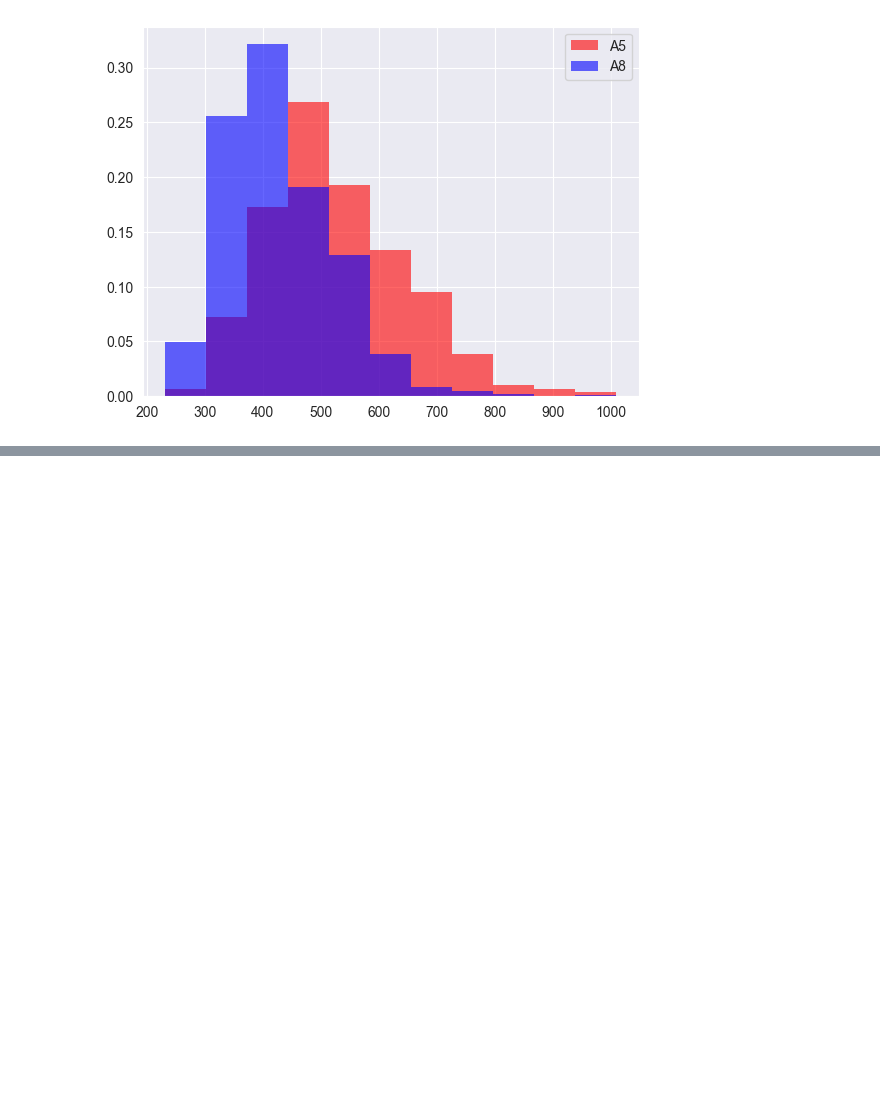
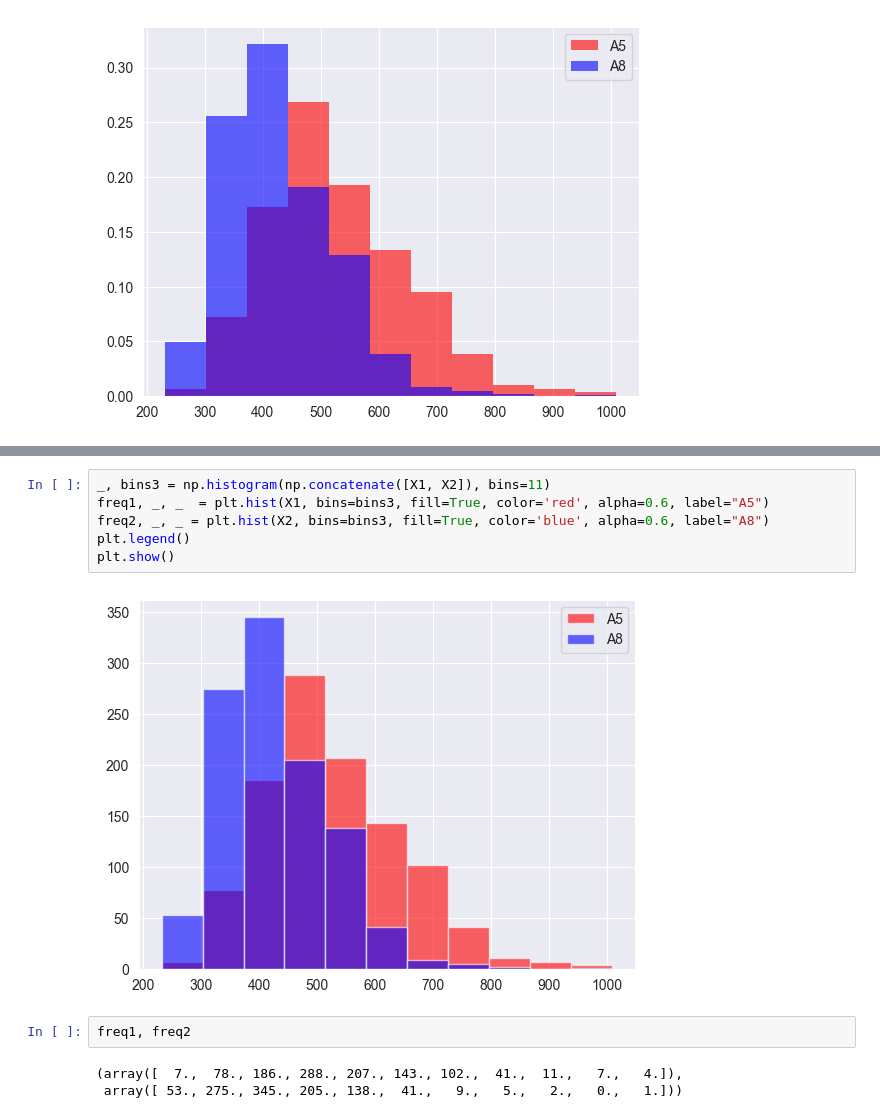
Before and after one commit to MEPhI-Floppas/matstat.py, a Jupyter notebook: bdz/luckich/bdz-5.ipynb, the cells around one changed output, grey strips where cells are left out. Drawn from its saved outputs; the diff is of its cells as text; blank space fills up the shorter version.

```diff
--- a/bdz/luckich/bdz-5.ipynb
+++ b/bdz/luckich/bdz-5.ipynb
@@ -173,0 +181,13 @@ plt.show()
+# %%
+_, bins3 = np.histogram(np.concatenate([X1, X2]), bins=11)
+freq1, _, _  = plt.hist(X1, bins=bins3, fill=True, color='red', alpha=0.6, label="A5")
+freq2, _, _ = plt.hist(X2, bins=bins3, fill=True, color='blue', alpha=0.6, label="A8")
+plt.legend()
+plt.show()
+# %% [output]
+[figure, added]
+# %%
+freq1, freq2
+# %% [output]
+(array([  7.,  78., 186., 288., 207., 143., 102.,  41.,  11.,   7.,   4.]),
+ array([ 53., 275., 345., 205., 138.,  41.,   9.,   5.,   2.,   0.,   1.]))
```
Also changed, not shown: parts of 5 cells of this notebook, 2 other files.
